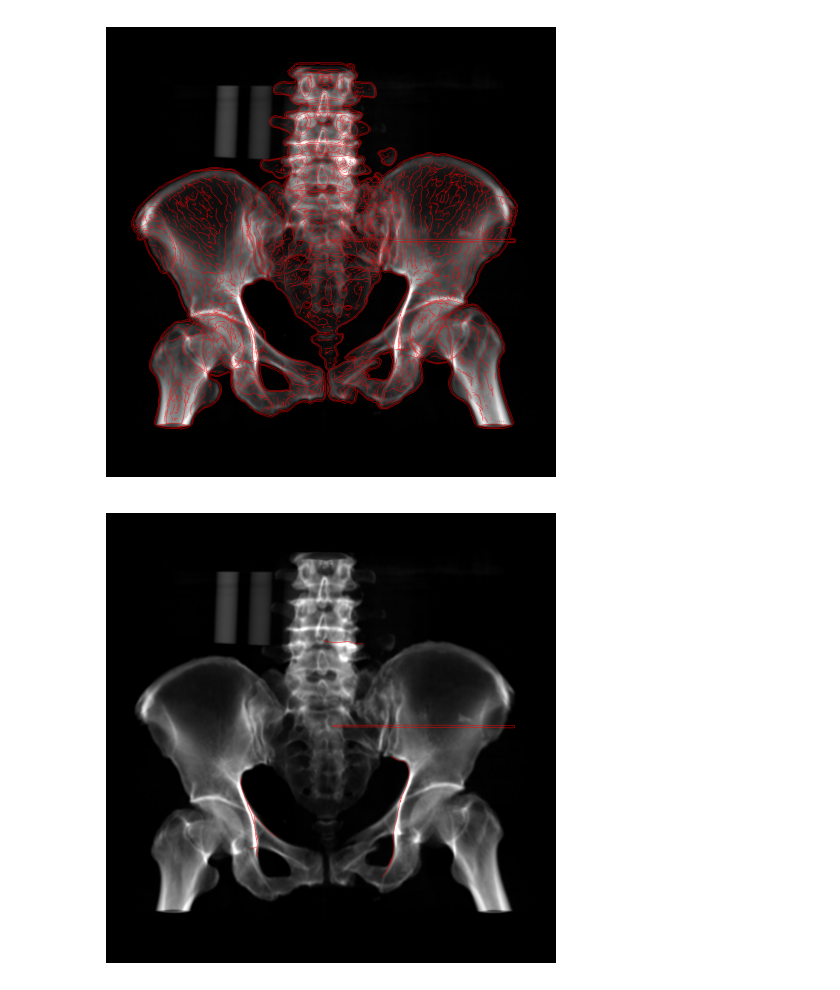
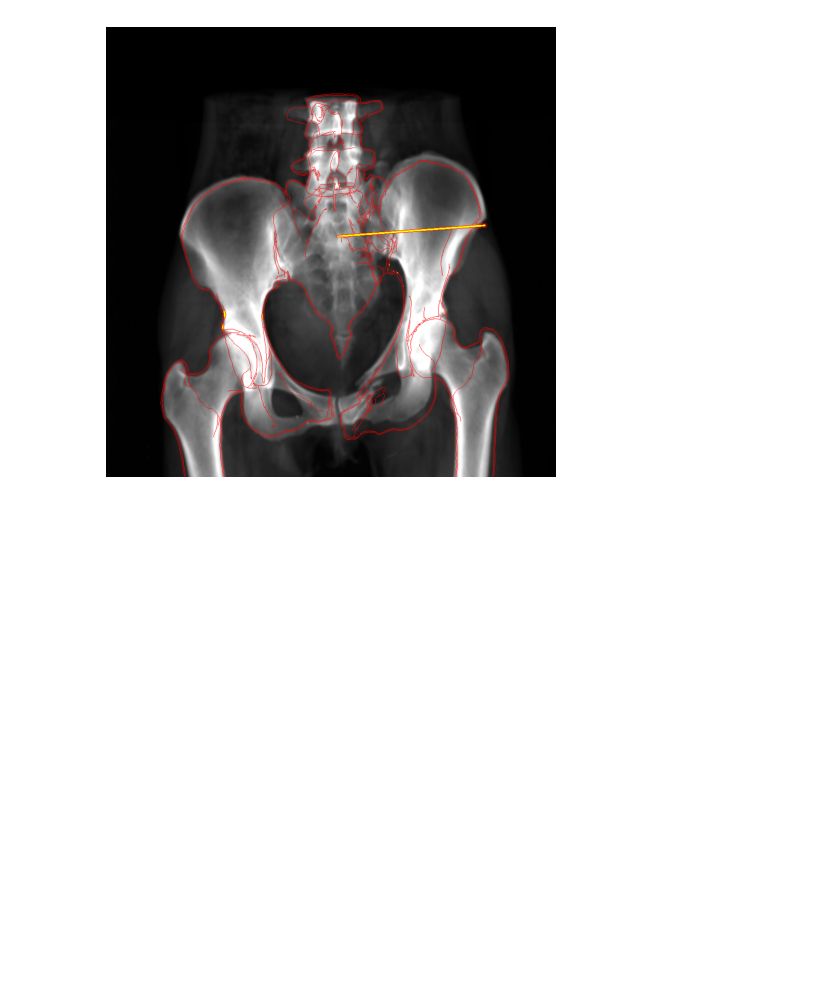
Before and after one commit to Vojtech-Benda/ca_isf, a Jupyter notebook: plotImages.ipynb, the cells around one changed output. Saved outputs shown, nothing was run; the diff lists cells and outputs as text; code cells hidden in the pictures; blank space fills up the shorter version.

```diff
--- a/plotImages.ipynb
+++ b/plotImages.ipynb
@@ -6,8 +7,8 @@ import SimpleITK as sitk
 # %%
-patientNumber = "03"
-regMethodDir = "gradient"
+patientNumber = "06"
+regMethodDir = "gradientline"
 view = "ap"
 regDir = os.path.join(os.getcwd(), f"input_files\\pacient_{patientNumber}\\registration\\{regMethodDir}\\")
-imagesFile = np.load(os.path.join(regDir, f"pacient{patientNumber}Images{view.upper()}ST.npz"))
+imagesFile = np.load(os.path.join(regDir, f"pacient{patientNumber}Images{view.upper()}.npz"))
 pointsInfoFile = np.load(os.path.join(regDir, f"pacient{patientNumber}PointsInfo{view.upper()}.npz"))
-save_files = False
+saveState = False
@@ -138,28 +137,51 @@ plotImagesAndPoints(fixedImageRescaled, movingImageRescaled, movingInitialImageR
 # %%
-def plotImageAndEdge(moving_image, fixed_image, lowThresh: float = 0.0, upThresh: float = 0.0,
-                     display="Edges", save=False):
-    canny_edges = sitk.CannyEdgeDetection(sitk.GetImageFromArray(moving_image),
-                                          lowerThreshold=lowThresh, upperThreshold=upThresh)
-    # edge_filled = sitk.GrayscaleFillhole(sitk.Cast(255 * canny_edges, sitk.sitkUInt8), fullyConnected=False)
-    edge_label = sitk.LabelContour(sitk.Cast(255 * canny_edges, sitk.sitkUInt8))
+def plotImageAndEdge(moving_image, fixed_image,
+                     low_thresh: float = 0.0, high_thresh: float = 0.0,
+                     low_thresh_guide: float = 0.0, high_thresh_guide: float = 0.0,
+                     save=False):
+
+    input_image = sitk.GetImageFromArray(moving_image)
+    bone_edges = sitk.CannyEdgeDetection(input_image,
+                                         lowerThreshold=low_thresh, upperThreshold=high_thresh)
+    guide_edges = sitk.CannyEdgeDetection(input_image,
+                                          lowerThreshold=low_thresh_guide, upperThreshold=high_thresh_guide)
+
+    guide_closed = sk.morphology.closing(sitk.GetArrayFromImage(guide_edges), footprint=np.ones(shape=(5, 5)))
+    sitk_guide_closed = sitk.Cast(255 * sitk.GetImageFromArray(guide_closed), sitk.sitkUInt8)
+    edge_label = sitk.Cast(255 * bone_edges, sitk.sitkUInt8)
+
+    edge_label[edge_label == 255] = 1
+    sitk_guide_closed[sitk_guide_closed == 255] = 2
+    # all_labels = [edge_label, sitk_guide_closed]
+
+    # combined_labels = sitk.Image(all_labels[0].GetSize(), all_labels[0].GetPixelID())
+    combined_labels = edge_label + sitk_guide_closed
+
+    # for idx, label in enumerate(all_labels, start=1):
+    #     combined_labels += label * idx
+
+    red = [255, 255, 0] # guidewire label color
+    yellow = [255, 0, 0] # bone edges label color
+
     images_combined = sitk.LabelOverlay(image=fixed_image,
-                                        labelImage=edge_label,
+                                        labelImage=combined_labels,
                                         opacity=1.0, backgroundValue=0.0,
-                                        colormap=(255, 0, 0)) # červené hrany
+                                        colormap=red + yellow) # červené hrany
+
     fig_edge, ax_edge = plt.subplots(1, 1)
     ax_edge.imshow(sitk.GetArrayViewFromImage(images_combined))
     ax_edge.set_axis_off()
     fig_edge.tight_layout()
     plt.show()
 
     if save:
-        fig_edge.savefig(f"{regDir}pacient{patientNumber}{display}{view.upper()}.pdf", bbox_inches="tight")
+        fig_edge.savefig(f"input_files\\globalni_grafy\\pacient{patientNumber}Edges.pdf", bbox_inches="tight")
 
 plotImageAndEdge(images["movingFinalImage"], fixedImageRescaled,
-                 lowThresh=0.0, upThresh=0.0, display="Edges", save=save_files)
+                 low_thresh=0.0, high_thresh=0.3,
+                 low_thresh_guide=0.2, high_thresh_guide=0.5, save=True)
 
-plotImageAndEdge(images["movingFinalImage"], fixedImageRescaled,
-                 lowThresh=0.2, upThresh=0.5, display="Zavadec", save=save_files)
+# plotImageAndEdge(images["movingFinalImage"], fixedImageRescaled,
+#                  lowThresh=0.2, upThresh=0.5, display="zavadec", save=saveState)
 # %% [output]
-[figure, old version]
+[figure, new version]
-[figure, removed]
```
Also changed, not shown: parts of 6 cells of this notebook, 3 other files.
